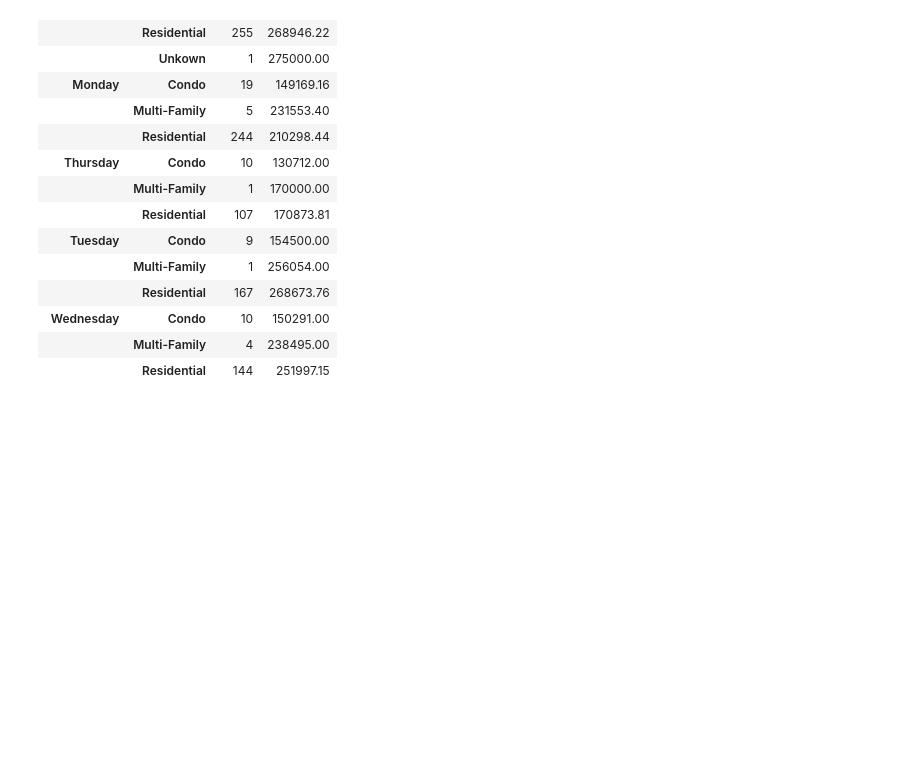
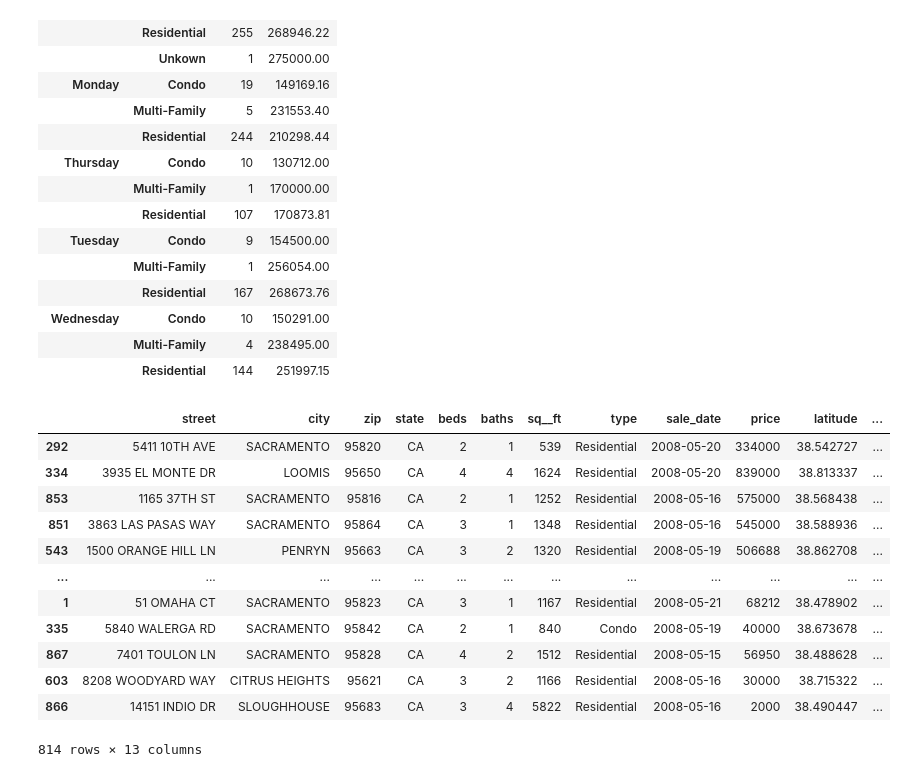
Before and after one commit to shreymusician/data-science-journey, a Jupyter notebook: practice/house_prices.ipynb, the cells around one changed output. Cells and saved outputs as stored; diff of their text form; code cells hidden in the pictures; blank space fills up the shorter version.

```diff
--- a/practice/house_prices.ipynb
+++ b/practice/house_prices.ipynb
@@ -375,3 +375,19 @@ end_of_may_df.shape
 | Wednesday | Condo | 10 | 150291.00 |
 |  | Multi-Family | 4 | 238495.00 |
 |  | Residential | 144 | 251997.15 |
+# %%
+df
+# %% [output]
+|  | street | city | zip | state | beds | baths | sq__ft | type | sale_date | price | latitude | ... |
+| 292 | 5411 10TH AVE | SACRAMENTO | 95820 | CA | 2 | 1 | 539 | Residential | 2008-05-20 | 334000 | 38.542727 | ... |
+| 334 | 3935 EL MONTE DR | LOOMIS | 95650 | CA | 4 | 4 | 1624 | Residential | 2008-05-20 | 839000 | 38.813337 | ... |
+| 853 | 1165 37TH ST | SACRAMENTO | 95816 | CA | 2 | 1 | 1252 | Residential | 2008-05-16 | 575000 | 38.568438 | ... |
+| 851 | 3863 LAS PASAS WAY | SACRAMENTO | 95864 | CA | 3 | 1 | 1348 | Residential | 2008-05-16 | 545000 | 38.588936 | ... |
+| 543 | 1500 ORANGE HILL LN | PENRYN | 95663 | CA | 3 | 2 | 1320 | Residential | 2008-05-19 | 506688 | 38.862708 | ... |
+| ... | ... | ... | ... | ... | ... | ... | ... | ... | ... | ... | ... | ... |
+| 1 | 51 OMAHA CT | SACRAMENTO | 95823 | CA | 3 | 1 | 1167 | Residential | 2008-05-21 | 68212 | 38.478902 | ... |
+| 335 | 5840 WALERGA RD | SACRAMENTO | 95842 | CA | 2 | 1 | 840 | Condo | 2008-05-19 | 40000 | 38.673678 | ... |
+| 867 | 7401 TOULON LN | SACRAMENTO | 95828 | CA | 4 | 2 | 1512 | Residential | 2008-05-15 | 56950 | 38.488628 | ... |
+| 603 | 8208 WOODYARD WAY | CITRUS HEIGHTS | 95621 | CA | 3 | 2 | 1166 | Residential | 2008-05-16 | 30000 | 38.715322 | ... |
+| 866 | 14151 INDIO DR | SLOUGHHOUSE | 95683 | CA | 3 | 4 | 5822 | Residential | 2008-05-16 | 2000 | 38.490447 | ... |
+814 rows × 13 columns
```
Also changed, not shown: parts of 4 cells of this notebook.
